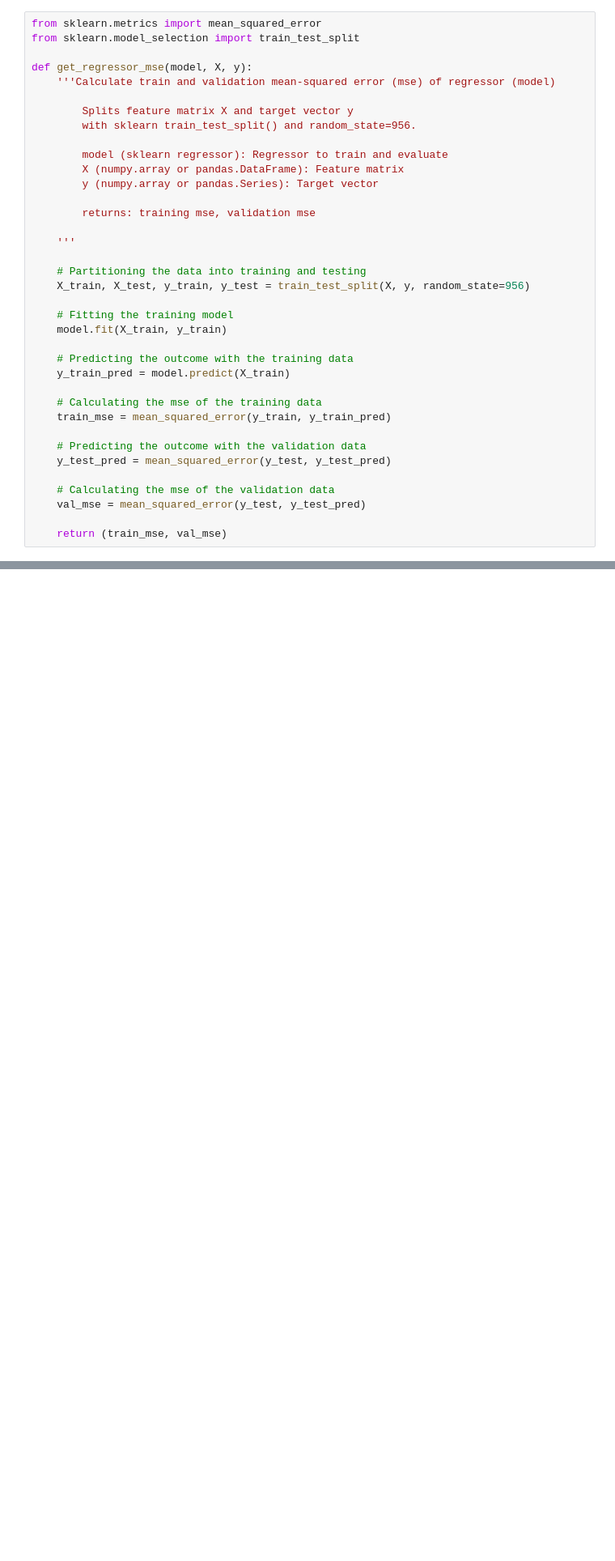
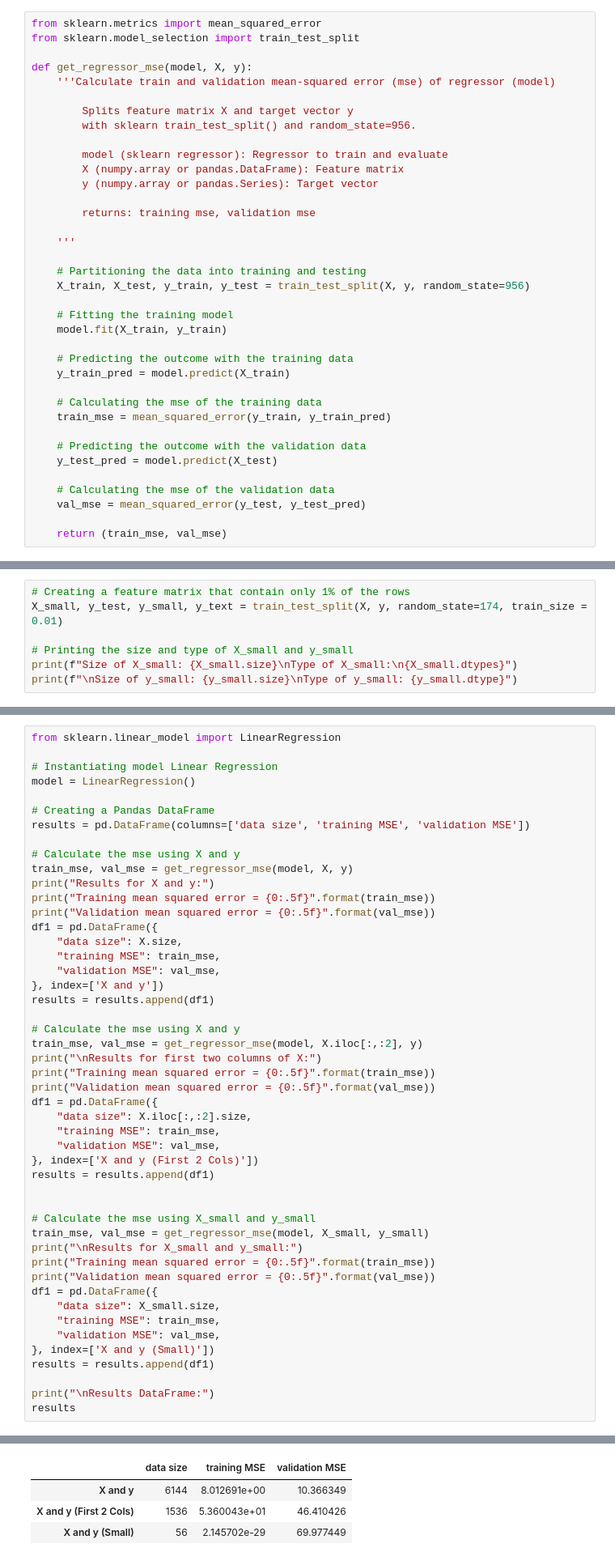
Before and after one commit to StevenD24/ENSF-611-Lab-1, a Jupyter notebook: lab1.ipynb, the cells around one changed output, grey strips where cells are left out. Shown at 81% size. Cells and saved outputs as stored; diff of their text form; blank space fills up the shorter version.

```diff
--- a/lab1.ipynb
+++ b/lab1.ipynb
@@ -221,7 +248,7 @@ def get_regressor_mse(model, X, y):
     train_mse = mean_squared_error(y_train, y_train_pred)
 
     # Predicting the outcome with the validation data
-    y_test_pred = mean_squared_error(y_test, y_test_pred)
+    y_test_pred = model.predict(X_test)
 
     # Calculating the mse of the validation data
     val_mse = mean_squared_error(y_test, y_test_pred)
@@ -264,0 +290,7 @@ Print size and type of `X_small` and `y_small`.
+# %%
+# Creating a feature matrix that contain only 1% of the rows
+X_small, y_test, y_small, y_text = train_test_split(X, y, random_state=174, train_size = 0.01)
+
+# Printing the size and type of X_small and y_small
+print(f"Size of X_small: {X_small.size}\nType of X_small:\n{X_small.dtypes}")
+print(f"\nSize of y_small: {y_small.size}\nType of y_small: {y_small.dtype}")
@@ -278,0 +324,49 @@ Print size and type of `X_small` and `y_small`.
+# %%
+from sklearn.linear_model import LinearRegression
+
+# Instantiating model Linear Regression
+model = LinearRegression()
+
+# Creating a Pandas DataFrame
+results = pd.DataFrame(columns=['data size', 'training MSE', 'validation MSE'])
+
+# Calculate the mse using X and y
+train_mse, val_mse = get_regressor_mse(model, X, y)
+print("Results for X and y:")
+print("Training mean squared error = {0:.5f}".format(train_mse))
+print("Validation mean squared error = {0:.5f}".format(val_mse))
+df1 = pd.DataFrame({
+    "data size": X.size,
+    "training MSE": train_mse,
+    "validation MSE": val_mse,
+}, index=['X and y'])
+results = results.append(df1)
+
+# Calculate the mse using X and y
+train_mse, val_mse = get_regressor_mse(model, X.iloc[:,:2], y)
+print("\nResults for first two columns of X:")
+print("Training mean squared error = {0:.5f}".format(train_mse))
+print("Validation mean squared error = {0:.5f}".format(val_mse))
+df1 = pd.DataFrame({
+    "data size": X.iloc[:,:2].size,
+    "training MSE": train_mse,
+    "validation MSE": val_mse,
+}, index=['X and y (First 2 Cols)'])
+results = results.append(df1)
+
+
+# Calculate the mse using X_small and y_small
+train_mse, val_mse = get_regressor_mse(model, X_small, y_small)
+print("\nResults for X_small and y_small:")
+print("Training mean squared error = {0:.5f}".format(train_mse))
+print("Validation mean squared error = {0:.5f}".format(val_mse))
+df1 = pd.DataFrame({
+    "data size": X_small.size,
+    "training MSE": train_mse,
+    "validation MSE": val_mse,
+}, index=['X and y (Small)'])
+results = results.append(df1)
+
+print("\nResults DataFrame:")
+results
+# %% [output]
@@ -279,3 +386,7 @@ Print size and type of `X_small` and `y_small`.
+|  | data size | training MSE | validation MSE |
+| X and y | 6144 | 8.012691e+00 | 10.366349 |
+| X and y (First 2 Cols) | 1536 | 5.360043e+01 | 46.410426 |
+| X and y (Small) | 56 | 2.145702e-29 | 69.977449 |
 # %% [markdown]
 ### 3.4 Questions
 1. What is the validation MSE using all data? What is the difference between training and validation MSE?
```
Also changed, not shown: parts of 5 cells of this notebook.
